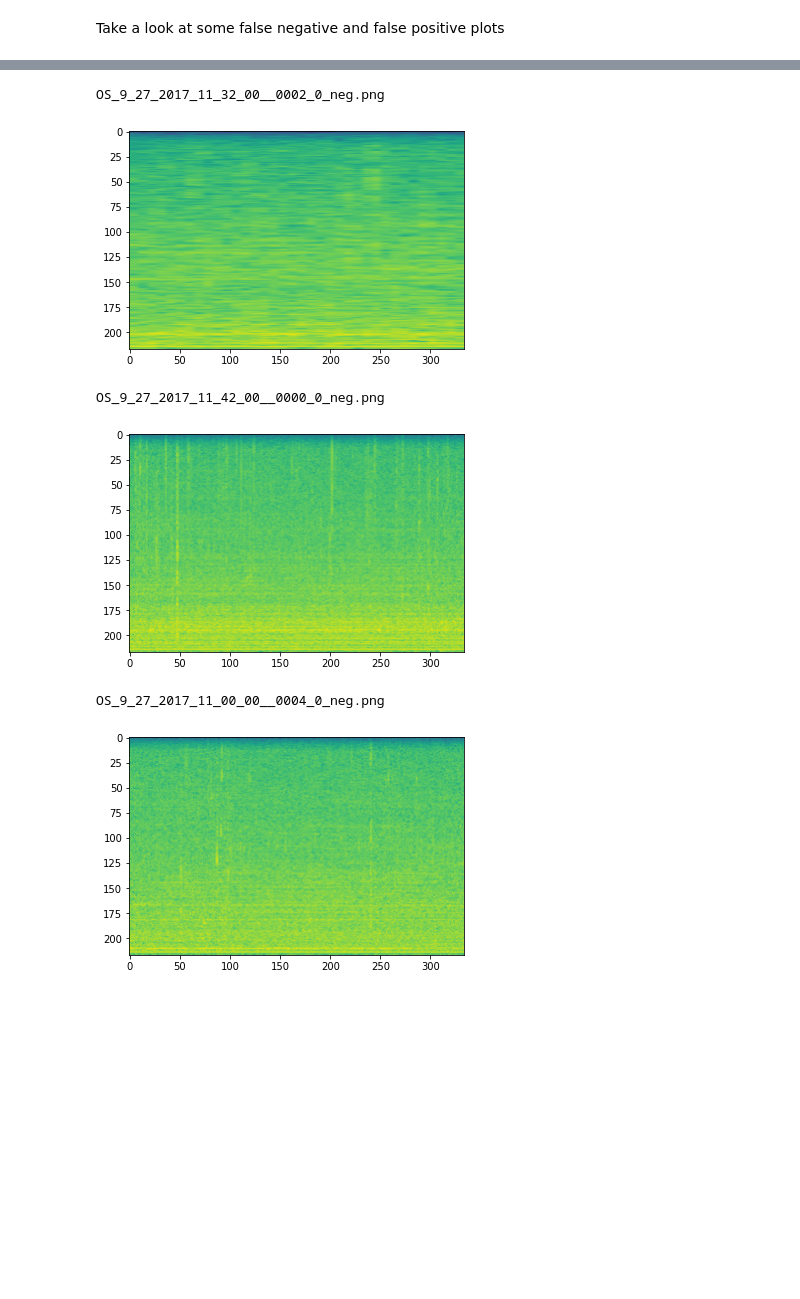
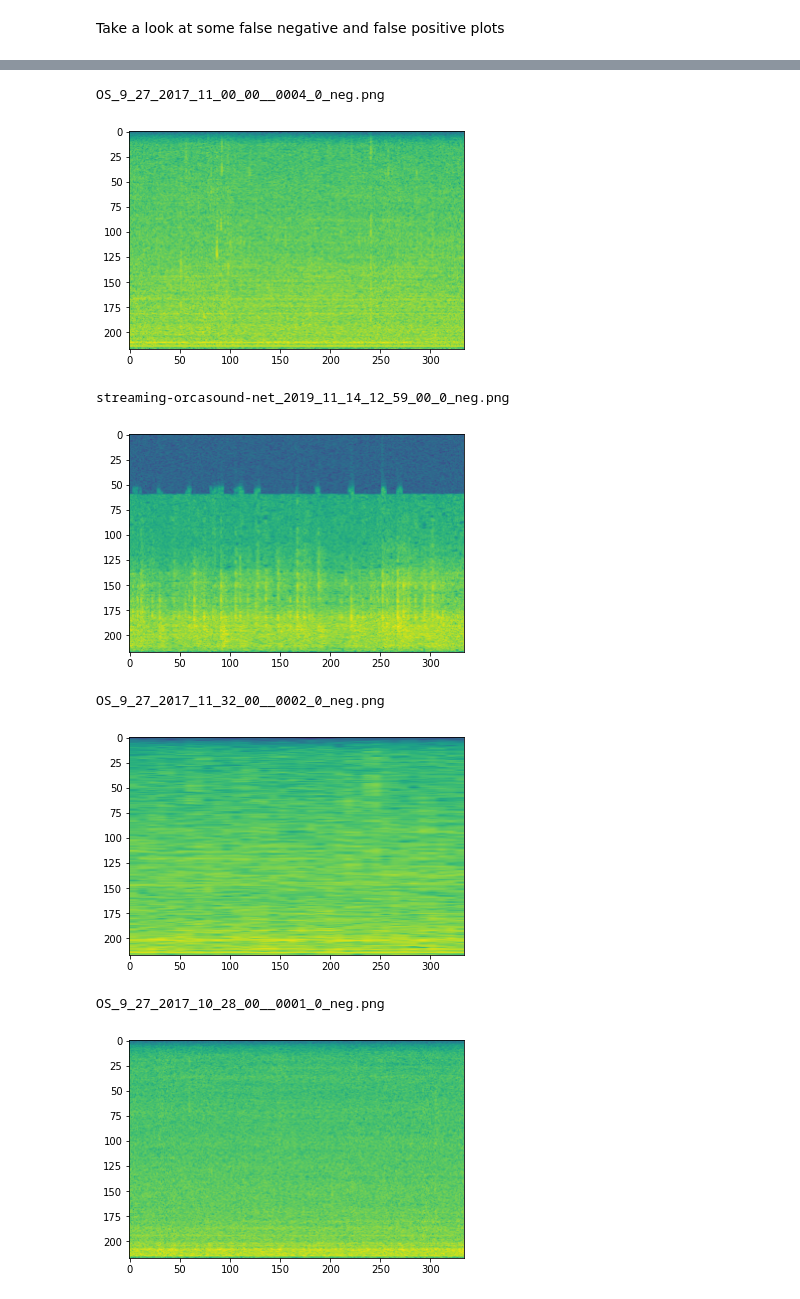
Before and after one commit to liu-zoe/orca_cnn_snn, a Jupyter notebook: 02_cnn_learn.ipynb, the cells around one changed output, grey strips where cells are left out. Drawn from its saved outputs; the diff is of its cells as text; code cells hidden in the pictures; blank space fills up the shorter version.

```diff
--- a/02_cnn_learn.ipynb
+++ b/02_cnn_learn.ipynb
@@ -218,6 +258,6 @@ y_validation=y_validation.astype('float32')
 x_test=x_test.astype('float32')
 y_test=y_test.astype('float32')
 # %%
-model_history = model.fit(x_train, y_train, batch_size=16, epochs=5, verbose=1, validation_data=(x_validation, y_validation))
+model_history = model.fit(x_train, y_train, batch_size=16, epochs=50, verbose=1, validation_data=(x_validation, y_validation))
 y_train_pred_prob = model.predict(x_train)
 # %% [output]
@@ -306,2 +345,0 @@ Text(0.5, 1.0, 'Predicted Probability of Testing data')
-# %%
-yhat_probs_test = model.predict(x_test.astype('float32'))
@@ -405,17 +465,19 @@ output_negative_test['path']=directory_filenames_test_neg
 output_negative_test['pred']=yhat_probs_test_neg
 output_negative_test_fp=output_negative_test[output_negative_test.pred>=0.5]
 # %%
-fpsample=output_negative_test.sort_values(by='pred', ascending=False).head(3)
+fpsample=output_negative_test.sort_values(by='pred', ascending=False).head(4)
 for f in fpsample.path:
     print(f.split('/')[-1])
     img = mpimg.imread(f)
     imgplot = plt.imshow(img)
     plt.show()
 del(f, img, imgplot)
 # %% [output]
-OS_9_27_2017_11_32_00__0002_0_neg.png
+OS_9_27_2017_11_00_00__0004_0_neg.png
-[figure, old version]
+[figure, new version]
-OS_9_27_2017_11_42_00__0000_0_neg.png
+streaming-orcasound-net_2019_11_14_12_59_00_0_neg.png
-[figure, old version]
+[figure, new version]
-OS_9_27_2017_11_00_00__0004_0_neg.png
+OS_9_27_2017_11_32_00__0002_0_neg.png
-[figure, old version]
+[figure, new version]
+OS_9_27_2017_10_28_00__0001_0_neg.png
+[figure, added]
```
Also changed, not shown: parts of 29 cells of this notebook.
